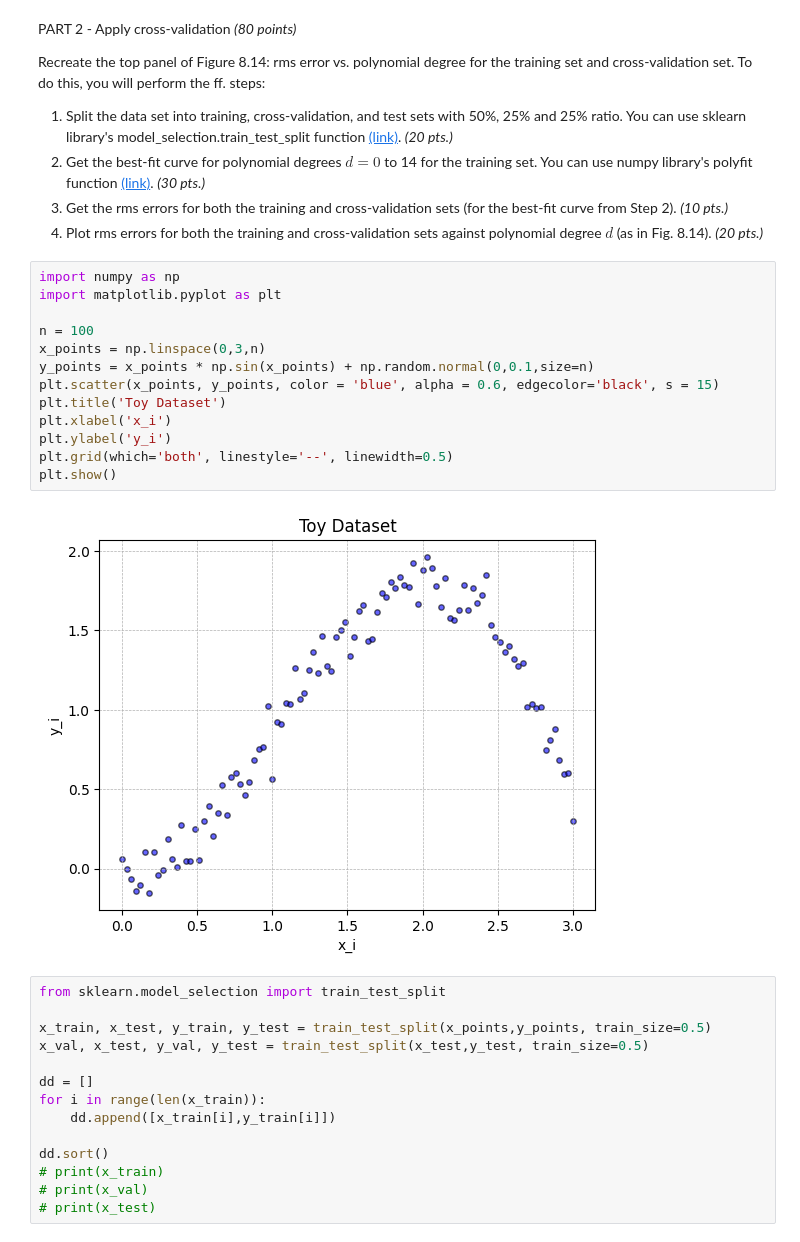
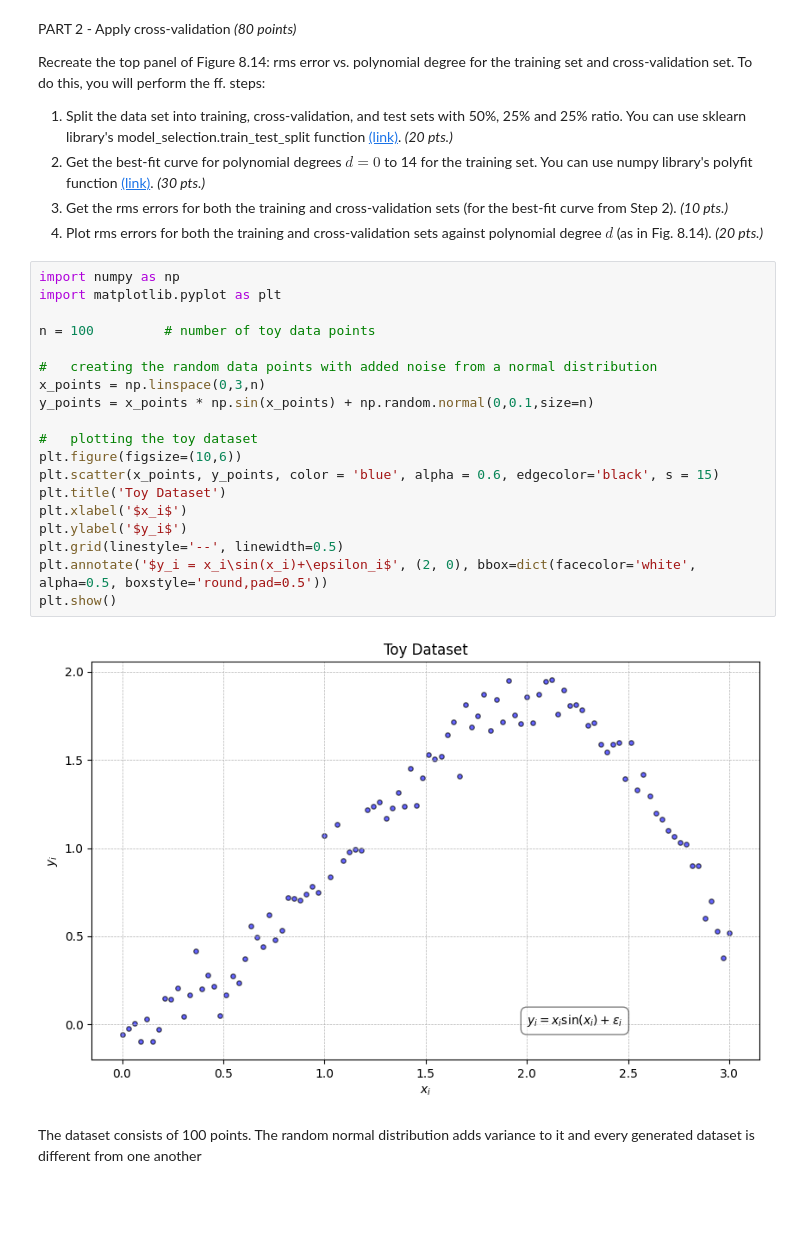
Before and after one commit to aiquiamjot/App_Physics157, a Jupyter notebook: submissions/AP157_lab_assignment_A1.ipynb, the cells around one changed output. Saved outputs shown, nothing was run; the diff lists cells and outputs as text; blank space fills up the shorter version.

```diff
--- a/submissions/AP157_lab_assignment_A1.ipynb
+++ b/submissions/AP157_lab_assignment_A1.ipynb
@@ -52,29 +52,23 @@ Recreate the top panel of Figure 8.14: rms error vs. polynomial degree for the t
 # %%
 import numpy as np
 import matplotlib.pyplot as plt
 
-n = 100
+n = 100         # number of toy data points
+
+#   creating the random data points with added noise from a normal distribution
 x_points = np.linspace(0,3,n)
 y_points = x_points * np.sin(x_points) + np.random.normal(0,0.1,size=n)
+
+#   plotting the toy dataset
+plt.figure(figsize=(10,6))
 plt.scatter(x_points, y_points, color = 'blue', alpha = 0.6, edgecolor='black', s = 15)
 plt.title('Toy Dataset')
-plt.xlabel('x_i')
-plt.ylabel('y_i')
-plt.grid(which='both', linestyle='--', linewidth=0.5)
+plt.xlabel('$x_i$')
+plt.ylabel('$y_i$')
+plt.grid(linestyle='--', linewidth=0.5)
+plt.annotate('$y_i = x_i\sin(x_i)+\epsilon_i$', (2, 0), bbox=dict(facecolor='white', alpha=0.5, boxstyle='round,pad=0.5'))
 plt.show()
 # %% [output]
-[figure, old version]
+[figure, new version]
-# %%
-from sklearn.model_selection import train_test_split
-
-x_train, x_test, y_train, y_test = train_test_split(x_points,y_points, train_size=0.5)
-x_val, x_test, y_val, y_test = train_test_split(x_test,y_test, train_size=0.5)
-
-dd = []
-for i in range(len(x_train)):
-    dd.append([x_train[i],y_train[i]])
-
-dd.sort()
-# print(x_train)
-# print(x_val)
-# print(x_test)
+# %% [markdown]
+The dataset consists of 100 points. The random normal distribution adds variance to it and every generated dataset is different from one another
```
Also changed, not shown: parts of 10 cells of this notebook.
